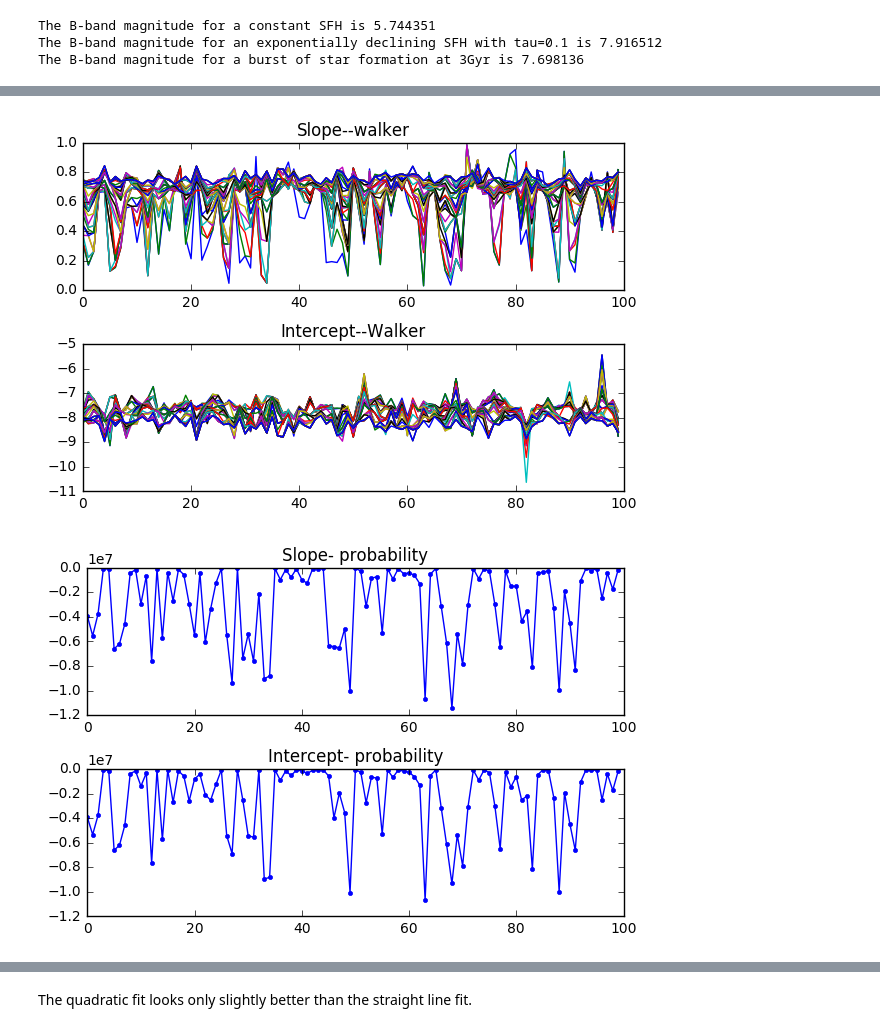
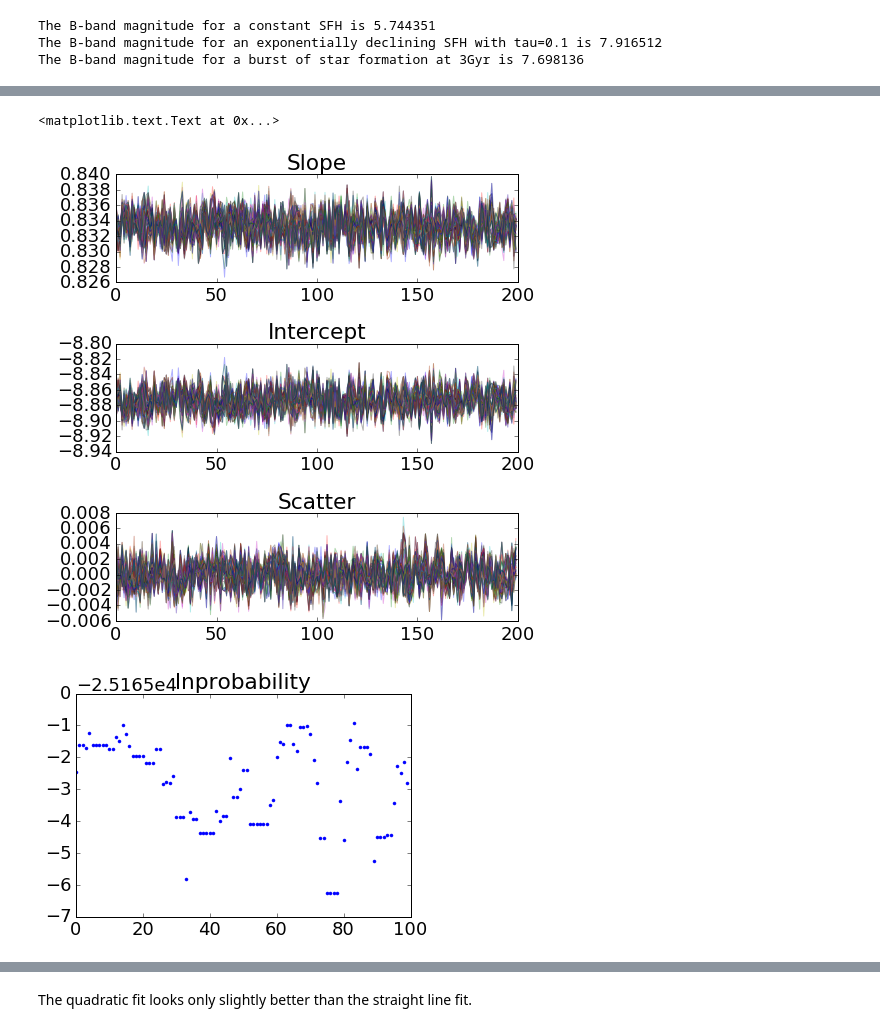
Before and after one commit to dgorthi/ay250, a Jupyter notebook: hw05/PS5.ipynb, the cells around one changed output, grey strips where cells are left out. Cells and saved outputs as stored; diff of their text form; code cells hidden in the pictures.

```diff
--- a/hw05/PS5.ipynb
+++ b/hw05/PS5.ipynb
@@ -107,12 +106,7 @@ Lx = fx*4*np.pi*(10*3.086e18)**2
 
 C = 1/Lx
 
-bmag = np.linspace(-3,10,num=100)
+bmag = np.linspace(-4,10,num=100)
 flux = 10**-((bmag+mab0)/2.5)
 Lumin = flux*4*np.pi*(10*3.086e18)**2
 mass = C*Lumin
-
-fig,ax = plt.subplots(1,1)
-ax.semilogy(bmag,mass,'.')
-ax.set_xlabel(r'B magnitude')
-ax.set_ylabel(r'$M_{*}$')
@@ -273,12 +270,20 @@ fuv_err[err_mask]= 0.5
 
 mass,merr = gen_mass(bmag,dist,N)
 sfr ,serr = gen_sfr(fuv,fuv_err,dist,N)
+# %%
+def lnP(theta,mass,mass_err,sfr,sfr_err):
+    """ theta= (m,c,Nscatter) """
+#     mass_fit = np.random.normal(loc=mass,scale=np.absolute(mass_err))
+#     sfr_fit = theta[0]*(mass_fit) + theta[1]
+#     prob = norm.logpdf(sfr,loc=sfr_fit,scale=np.absolute(sfr_err))
+#     return np.sum(prob)
+    chi2 = 0.5*(sfr-theta[1]-theta[0]*mass)**2/(sfr_err**2 + (theta[0]*mass_err)**2)
+    s = 0.5*np.log(sfr_err**2+(theta[0]*mass_err)**2+theta[2]**2)
+    return -np.sum(chi2+s)
 # %%
-ndim,nwalkers = 2,100
+ndim,nwalkers = 3,200
 theta0 = np.array([np.random.rand(ndim) for i in range(nwalkers)])
-theta0[:,1] = theta0[:,1]-8
-theta0[:,0] = theta0[:,0]
 
 sampler = emcee.EnsembleSampler(nwalkers,ndim,lnP,args=(mass,merr,sfr,serr))
-sampler.run_mcmc(theta0,50)
+sampler.run_mcmc(theta0,300)
 # %% [output]
@@ -302,18 +307,18 @@ sampler.run_mcmc(theta0,50)
 # %%
 ## Diagnostic plots
-f1,(ax1,ax2)=plt.subplots(2,1)
-ax1.plot(sampler.chain[:,:,0])#,'.-')
-ax1.set_title('Slope--walker')#,fontsize=18)
-ax2.plot(sampler.chain[:,:,1])#,'.-')
-ax2.set_title('Intercept--Walker')#,fontsize=18)
+f1,(ax1,ax2,ax3)=plt.subplots(3,1,figsize=(7,7))
+ax1.plot(sampler.chain[:,200:,0],alpha=0.3)
+ax1.set_title('Slope')
+ax2.plot(sampler.chain[:,200:,1],alpha=0.3)
+ax2.set_title('Intercept')
+ax3.plot(sampler.chain[:,200:,2],alpha=0.3)
+ax3.set_title('Scatter')
 plt.tight_layout(pad=0.4, w_pad=0.5, h_pad=1.0)
 
-f2,(ax3,ax4)=plt.subplots(2,1)
-ax3.plot(sampler.lnprobability[:,0],'.-')
-ax3.set_title('Slope- probability')#,fontsize=18)
-ax4.plot(sampler.lnprobability[:,1],'.-')
-ax4.set_title('Intercept- probability')#,fontsize=18)
-plt.tight_layout(pad=0.4, w_pad=0.5, h_pad=1.0)
+f2,ax3=plt.subplots(1,1)
+ax3.plot(sampler.lnprobability[0,200:],'.')
+ax3.set_title('lnprobability')
 # %% [output]
+<matplotlib.text.Text at 0x...>
-[figure, old version]
+[figure, new version]
-[figure, old version]
+[figure, new version]
```
Also changed, not shown: parts of 38 cells of this notebook, 1 other file.
